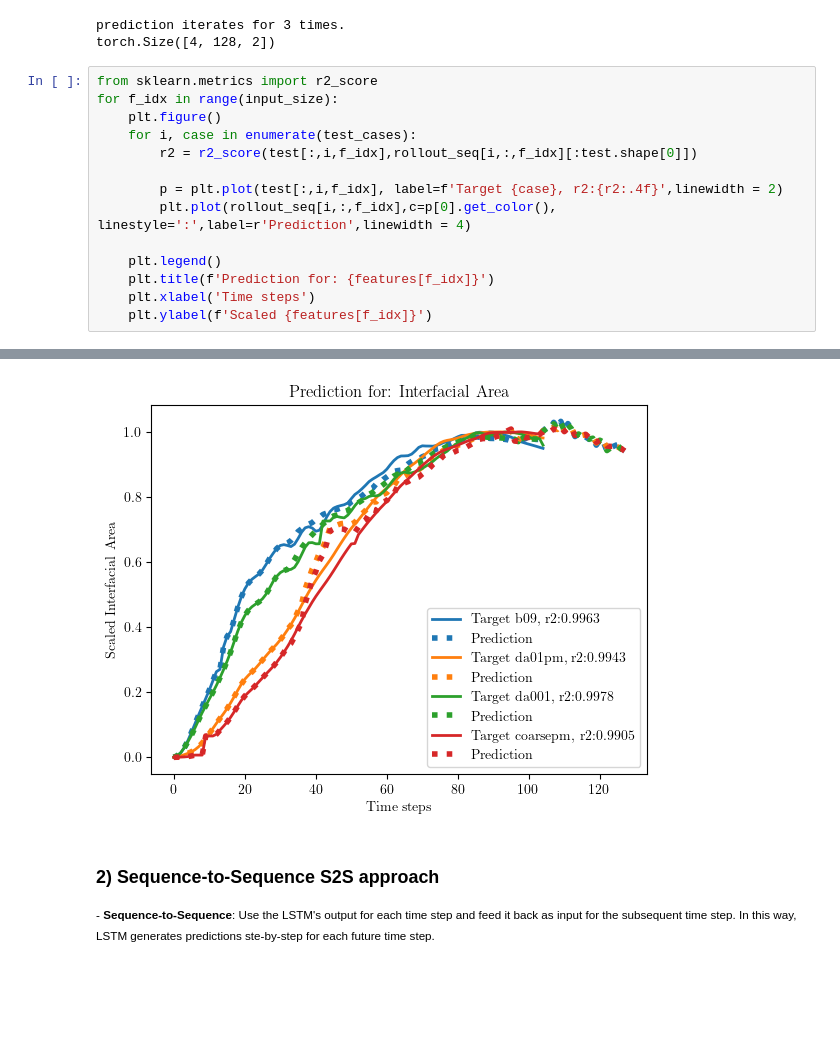
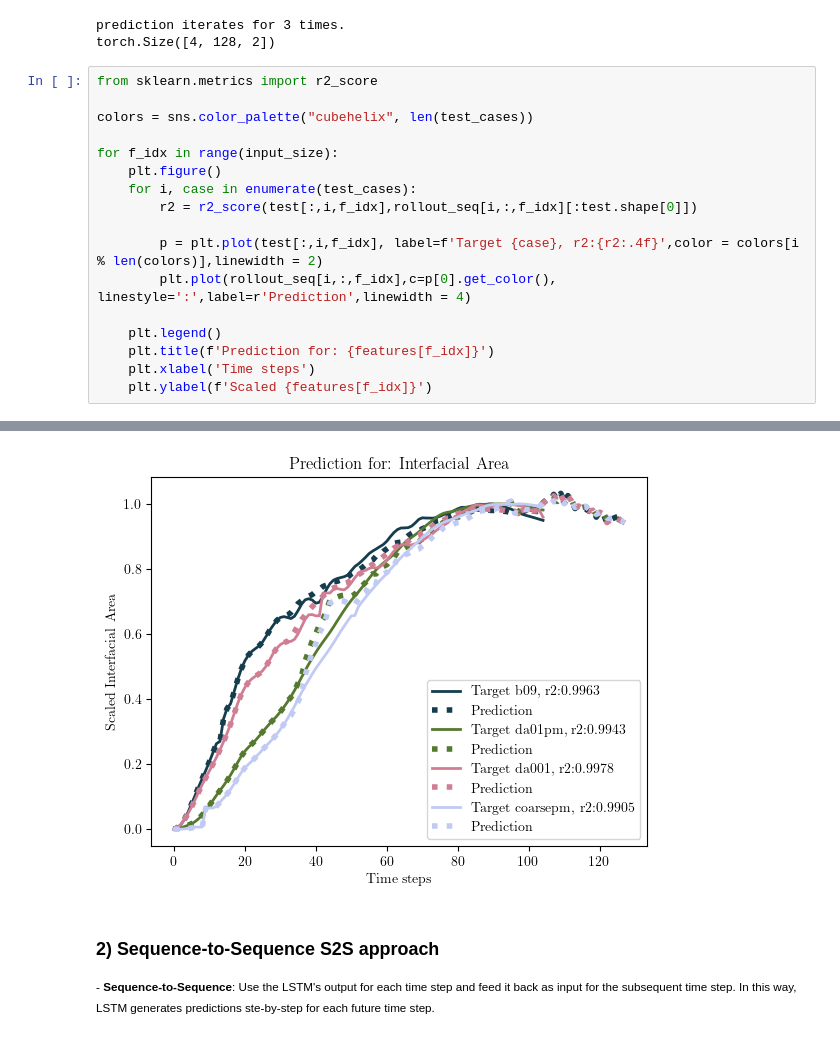
Before and after one commit to jpv219/LSTMIX, a Jupyter notebook: LSTM_MTM/LSTM_SMX_MTM.ipynb, the cells around one changed output, grey strips where cells are left out. Cells and saved outputs as stored; diff of their text form; blank space fills up the shorter version.

Commit message:
Improved plot style on test cases.

```diff
--- a/LSTM_MTM/LSTM_SMX_MTM.ipynb
+++ b/LSTM_MTM/LSTM_SMX_MTM.ipynb
@@ -766,12 +766,15 @@ prediction iterates for 3 times.
 torch.Size([4, 128, 2])
 # %%
 from sklearn.metrics import r2_score
+
+colors = sns.color_palette("cubehelix", len(test_cases))
+
 for f_idx in range(input_size):
     plt.figure()
     for i, case in enumerate(test_cases):
         r2 = r2_score(test[:,i,f_idx],rollout_seq[i,:,f_idx][:test.shape[0]])
 
-        p = plt.plot(test[:,i,f_idx], label=f'Target {case}, r2:{r2:.4f}',linewidth = 2)
+        p = plt.plot(test[:,i,f_idx], label=f'Target {case}, r2:{r2:.4f}',color = colors[i % len(colors)],linewidth = 2)
         plt.plot(rollout_seq[i,:,f_idx],c=p[0].get_color(), linestyle=':',label=r'Prediction',linewidth = 4)
 
     plt.legend()
@@ -783,4 +786,4 @@ for f_idx in range(input_size):
-[figure, old version]
+[figure, new version]
 # %% [markdown]
 ### 2) Sequence-to-Sequence S2S approach
 <small> - __Sequence-to-Sequence__: Use the LSTM's output for each time step and feed it back as input for the subsequent time step. In this way, LSTM generates predictions ste-by-step for each future time step.
```
Also changed, not shown: parts of 1 cell of this notebook.
